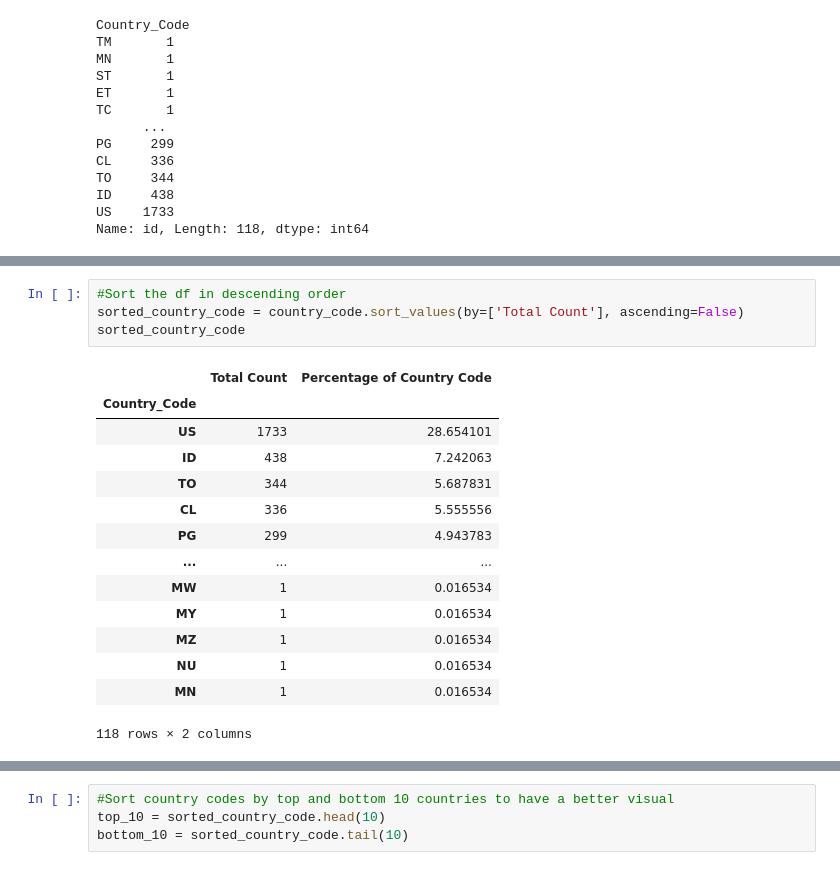
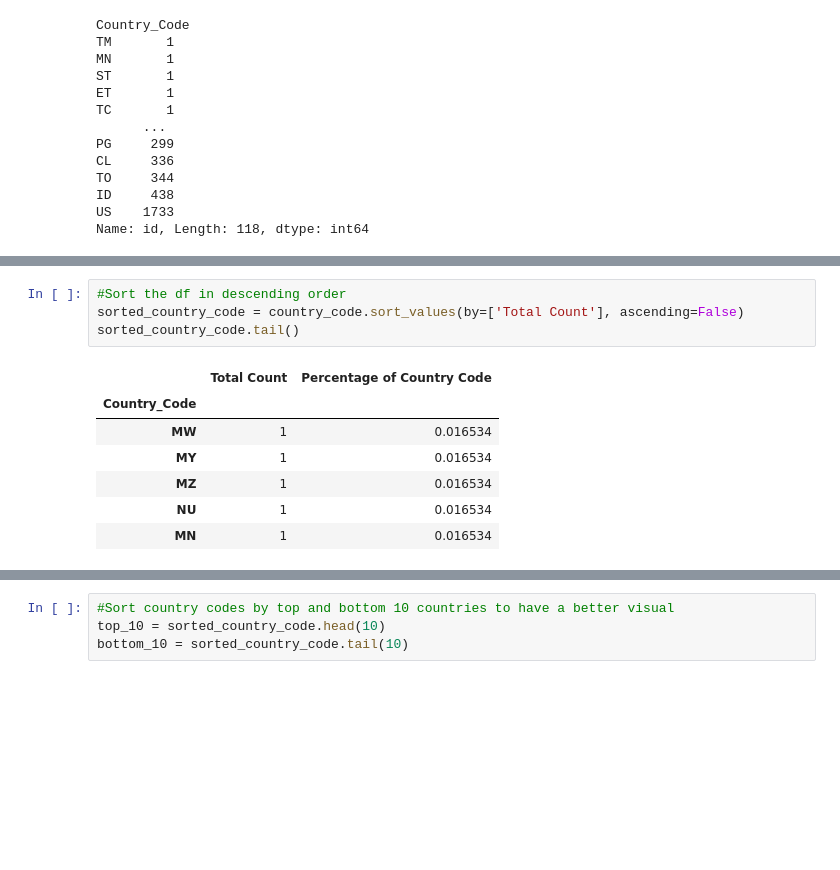
Before and after one commit to hiamdebsi/Project-1, a Jupyter notebook: starter_code/Earthquakes_Project_1_Analysis.ipynb, the cells around one changed output, grey strips where cells are left out. Saved outputs shown, nothing was run; the diff lists cells and outputs as text; blank space fills up the shorter version.

```diff
--- a/starter_code/Earthquakes_Project_1_Analysis.ipynb
+++ b/starter_code/Earthquakes_Project_1_Analysis.ipynb
@@ -141,22 +166,15 @@ country_code
 # %%
 #Sort the df in descending order
 sorted_country_code = country_code.sort_values(by=['Total Count'], ascending=False)
-sorted_country_code
+sorted_country_code.tail()
 # %% [output]
 |  | Total Count | Percentage of Country Code |
 | Country_Code |  |  |
-| US | 1733 | 28.654101 |
-| ID | 438 | 7.242063 |
-| TO | 344 | 5.687831 |
-| CL | 336 | 5.555556 |
-| PG | 299 | 4.943783 |
-| ... | ... | ... |
 | MW | 1 | 0.016534 |
 | MY | 1 | 0.016534 |
 | MZ | 1 | 0.016534 |
 | NU | 1 | 0.016534 |
 | MN | 1 | 0.016534 |
-118 rows × 2 columns
 # %%
 #Create the bar plot
 descending_order_plot = sorted_country_code['Total Count'].plot.bar(figsize=(40,5), color='g', alpha=0.2,
```
Also changed, not shown: parts of 52 cells of this notebook, 4 other files.
